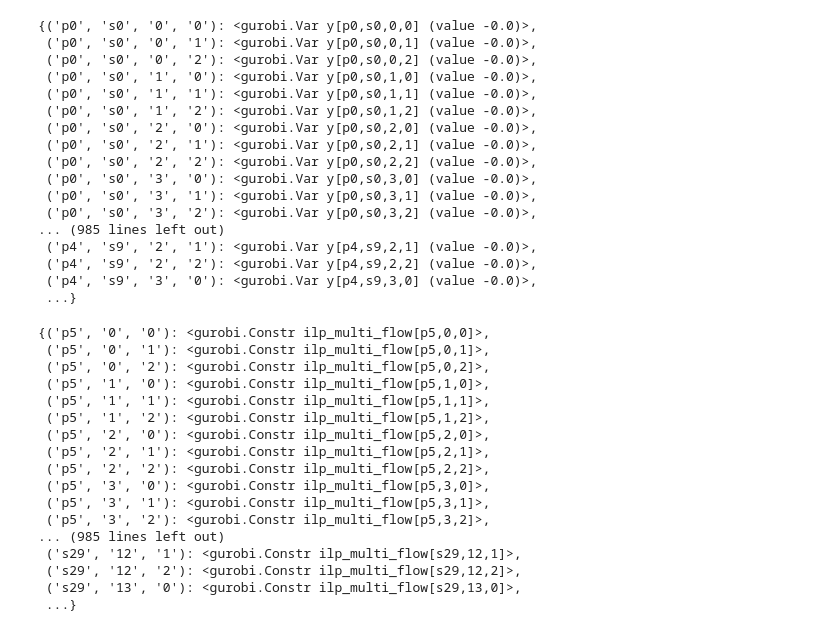
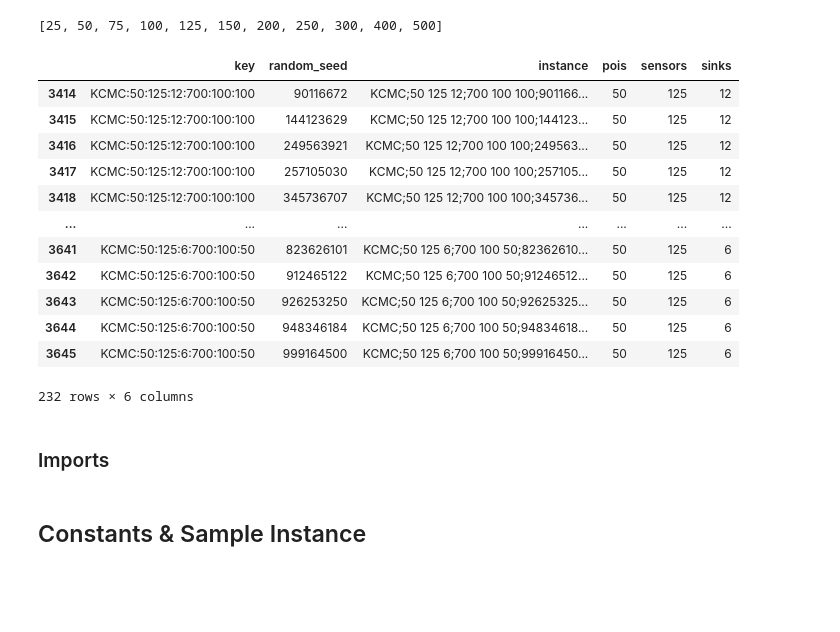
Before and after one commit to jfrfonseca/kcmc_2021, a Jupyter notebook: analysis/KCMC ILP MULTI-FLOW.ipynb, the cells around one changed output. Cells and saved outputs as stored; diff of their text form; code cells hidden in the pictures; blank space fills up the shorter version.

Commit message:
Fixed the GUROBI flow formulation and created its firtst deployable implementation

```diff
--- a/analysis/KCMC ILP MULTI-FLOW.ipynb
+++ b/analysis/KCMC ILP MULTI-FLOW.ipynb
@@ -128,40 +1,36 @@ y_var.select('*', 'k0', '*', '*')
-# %%
-y_var
-# %% [output]
-{('p0', 's0', '0', '0'): <gurobi.Var y[p0,s0,0,0] (value -0.0)>,
- ('p0', 's0', '0', '1'): <gurobi.Var y[p0,s0,0,1] (value -0.0)>,
- ('p0', 's0', '0', '2'): <gurobi.Var y[p0,s0,0,2] (value -0.0)>,
- ('p0', 's0', '1', '0'): <gurobi.Var y[p0,s0,1,0] (value -0.0)>,
- ('p0', 's0', '1', '1'): <gurobi.Var y[p0,s0,1,1] (value -0.0)>,
- ('p0', 's0', '1', '2'): <gurobi.Var y[p0,s0,1,2] (value -0.0)>,
- ('p0', 's0', '2', '0'): <gurobi.Var y[p0,s0,2,0] (value -0.0)>,
- ('p0', 's0', '2', '1'): <gurobi.Var y[p0,s0,2,1] (value -0.0)>,
- ('p0', 's0', '2', '2'): <gurobi.Var y[p0,s0,2,2] (value -0.0)>,
- ('p0', 's0', '3', '0'): <gurobi.Var y[p0,s0,3,0] (value -0.0)>,
- ('p0', 's0', '3', '1'): <gurobi.Var y[p0,s0,3,1] (value -0.0)>,
- ('p0', 's0', '3', '2'): <gurobi.Var y[p0,s0,3,2] (value -0.0)>,
-... (985 lines left out)
- ('p4', 's9', '2', '1'): <gurobi.Var y[p4,s9,2,1] (value -0.0)>,
- ('p4', 's9', '2', '2'): <gurobi.Var y[p4,s9,2,2] (value -0.0)>,
- ('p4', 's9', '3', '0'): <gurobi.Var y[p4,s9,3,0] (value -0.0)>,
- ...}
-# %%
-ilp_multi_flow
-# %% [output]
-{('p5', '0', '0'): <gurobi.Constr ilp_multi_flow[p5,0,0]>,
- ('p5', '0', '1'): <gurobi.Constr ilp_multi_flow[p5,0,1]>,
- ('p5', '0', '2'): <gurobi.Constr ilp_multi_flow[p5,0,2]>,
- ('p5', '1', '0'): <gurobi.Constr ilp_multi_flow[p5,1,0]>,
- ('p5', '1', '1'): <gurobi.Constr ilp_multi_flow[p5,1,1]>,
- ('p5', '1', '2'): <gurobi.Constr ilp_multi_flow[p5,1,2]>,
- ('p5', '2', '0'): <gurobi.Constr ilp_multi_flow[p5,2,0]>,
- ('p5', '2', '1'): <gurobi.Constr ilp_multi_flow[p5,2,1]>,
- ('p5', '2', '2'): <gurobi.Constr ilp_multi_flow[p5,2,2]>,
- ('p5', '3', '0'): <gurobi.Constr ilp_multi_flow[p5,3,0]>,
- ('p5', '3', '1'): <gurobi.Constr ilp_multi_flow[p5,3,1]>,
- ('p5', '3', '2'): <gurobi.Constr ilp_multi_flow[p5,3,2]>,
-... (985 lines left out)
- ('s29', '12', '1'): <gurobi.Constr ilp_multi_flow[s29,12,1]>,
- ('s29', '12', '2'): <gurobi.Constr ilp_multi_flow[s29,12,2]>,
- ('s29', '13', '0'): <gurobi.Constr ilp_multi_flow[s29,13,0]>,
- ...}
+# %%
+import pandas as pd
+df_instances = pd.read_parquet('/data/sample.K5M3.instances.parquet')
+
+df_instances = df_instances.merge(
+    pd.DataFrame(df_instances['key'].str.split(':').str[1:4].values.tolist(),
+                 columns=['pois', 'sensors', 'sinks']).astype(int),
+    left_index=True, right_index=True
+)
+
+print(sorted(df_instances['sensors'].unique()))
+
+df_instances[
+#     (df_instances['pois'] == 10)
+#   &
+    (df_instances['sensors'] == 125)
+#   &
+#     (df_instances['sinks'] == 1)
+]
+# %% [output]
+[25, 50, 75, 100, 125, 150, 200, 250, 300, 400, 500]
+|  | key | random_seed | instance | pois | sensors | sinks |
+| 3414 | KCMC:50:125:12:700:100:100 | 90116672 | KCMC;50 125 12;700 100 100;901166... | 50 | 125 | 12 |
+| 3415 | KCMC:50:125:12:700:100:100 | 144123629 | KCMC;50 125 12;700 100 100;144123... | 50 | 125 | 12 |
+| 3416 | KCMC:50:125:12:700:100:100 | 249563921 | KCMC;50 125 12;700 100 100;249563... | 50 | 125 | 12 |
+| 3417 | KCMC:50:125:12:700:100:100 | 257105030 | KCMC;50 125 12;700 100 100;257105... | 50 | 125 | 12 |
+| 3418 | KCMC:50:125:12:700:100:100 | 345736707 | KCMC;50 125 12;700 100 100;345736... | 50 | 125 | 12 |
+| ... | ... | ... | ... | ... | ... | ... |
+| 3641 | KCMC:50:125:6:700:100:50 | 823626101 | KCMC;50 125 6;700 100 50;82362610... | 50 | 125 | 6 |
+| 3642 | KCMC:50:125:6:700:100:50 | 912465122 | KCMC;50 125 6;700 100 50;91246512... | 50 | 125 | 6 |
+| 3643 | KCMC:50:125:6:700:100:50 | 926253250 | KCMC;50 125 6;700 100 50;92625325... | 50 | 125 | 6 |
+| 3644 | KCMC:50:125:6:700:100:50 | 948346184 | KCMC;50 125 6;700 100 50;94834618... | 50 | 125 | 6 |
+| 3645 | KCMC:50:125:6:700:100:50 | 999164500 | KCMC;50 125 6;700 100 50;99916450... | 50 | 125 | 6 |
+232 rows × 6 columns
+# %% [markdown]
+### Imports
@@ -167,0 +50,2 @@ ilp_multi_flow
+# %% [markdown]
+## Constants & Sample Instance
```
Also changed, not shown: parts of 31 cells of this notebook, 4 other files.
